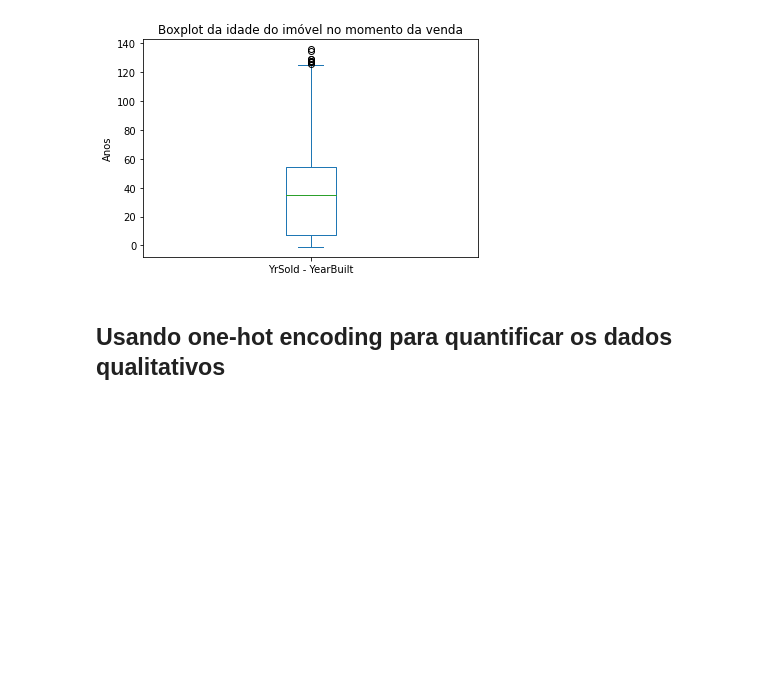
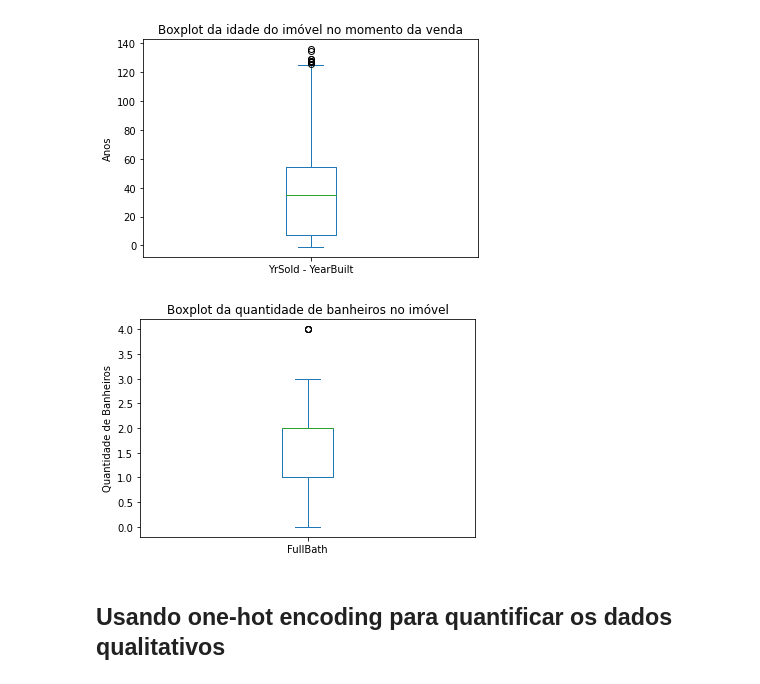
Before and after one commit to fabioheiji/mqaa, a Jupyter notebook: Analises_Descritivas.ipynb, the cells around one changed output. Cells and saved outputs as stored; diff of their text form; code cells hidden in the pictures; blank space fills up the shorter version.

```diff
--- a/Analises_Descritivas.ipynb
+++ b/Analises_Descritivas.ipynb
@@ -122,6 +124,13 @@ plt.ylabel('Anos')
 plt.show()
 # %% [output]
 [figure]
+# %%
+base[['FullBath']].plot(kind='box')
+plt.title('Boxplot da quantidade de banheiros no imóvel')
+plt.ylabel('Quantidade de Banheiros')
+plt.show()
+# %% [output]
+[figure, added]
 # %% [markdown]
 ## Usando one-hot encoding para quantificar os dados qualitativos
 # %%
```
Also changed, not shown: parts of 5 cells of this notebook, 2 other files.
